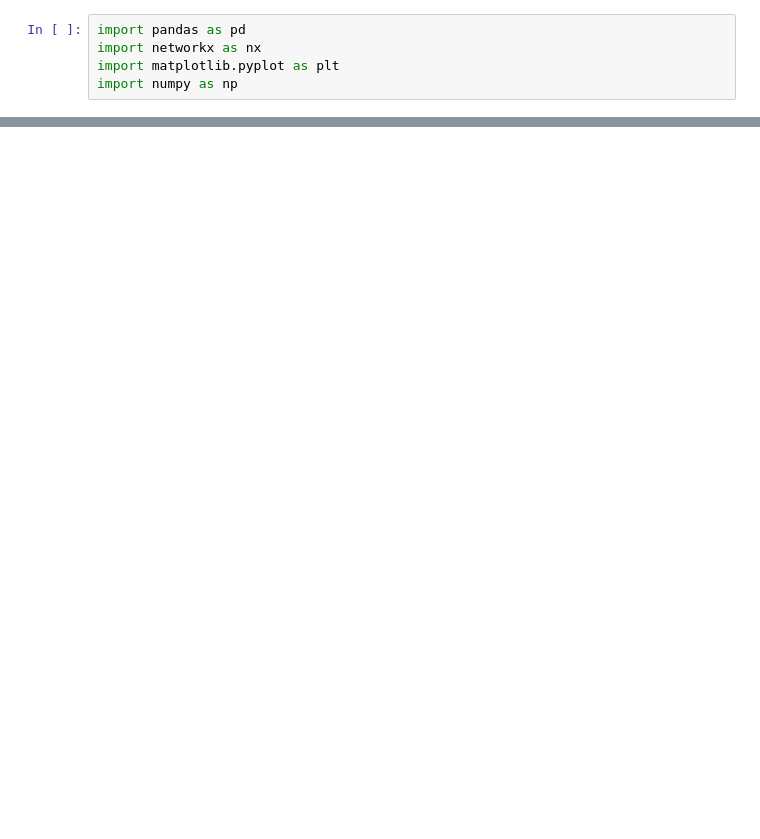
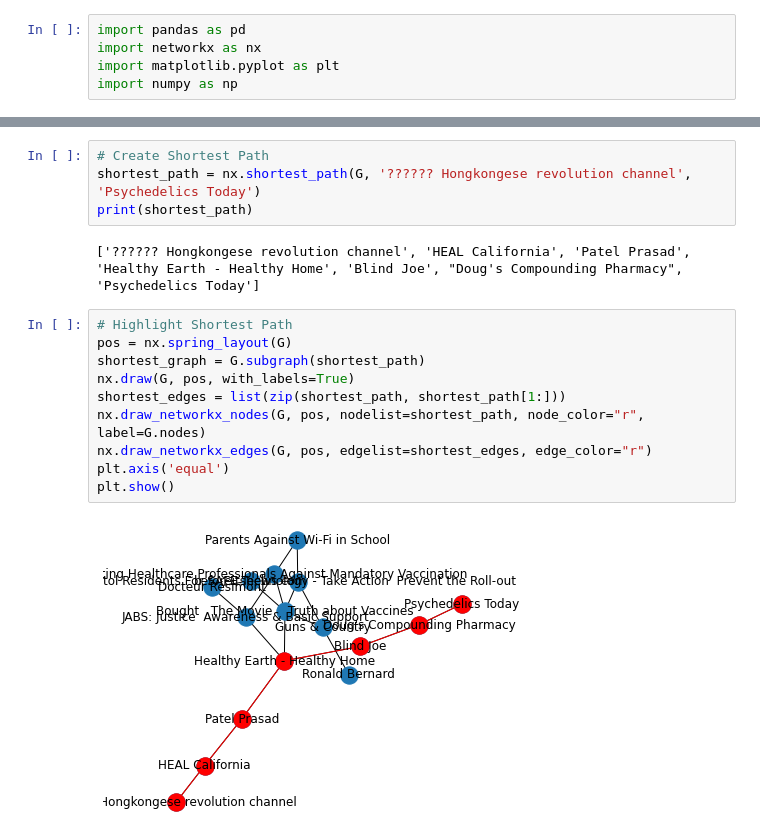
Before and after one commit to docligot/network_tools, a Jupyter notebook: Network Analysis.ipynb, the cells around one changed output, grey strips where cells are left out. Cells and saved outputs as stored; diff of their text form; blank space fills up the shorter version.

Commit message:
Update shortest path

```diff
--- a/Network Analysis.ipynb
+++ b/Network Analysis.ipynb
@@ -190,0 +206,18 @@ pd.DataFrame(list(page_rank.items()))
+# %%
+# Create Shortest Path
+shortest_path = nx.shortest_path(G, '?????? Hongkongese revolution channel', 'Psychedelics Today')
+print(shortest_path)
+# %% [output]
+['?????? Hongkongese revolution channel', 'HEAL California', 'Patel Prasad', 'Healthy Earth - Healthy Home', 'Blind Joe', "Doug's Compounding Pharmacy", 'Psychedelics Today']
+# %%
+# Highlight Shortest Path
+pos = nx.spring_layout(G)
+shortest_graph = G.subgraph(shortest_path)
+nx.draw(G, pos, with_labels=True)
+shortest_edges = list(zip(shortest_path, shortest_path[1:]))
+nx.draw_networkx_nodes(G, pos, nodelist=shortest_path, node_color="r", label=G.nodes)
+nx.draw_networkx_edges(G, pos, edgelist=shortest_edges, edge_color="r")
+plt.axis('equal')
+plt.show()
+# %% [output]
+[figure, added]
```
Also changed, not shown: parts of 37 cells of this notebook, 2 other files.
